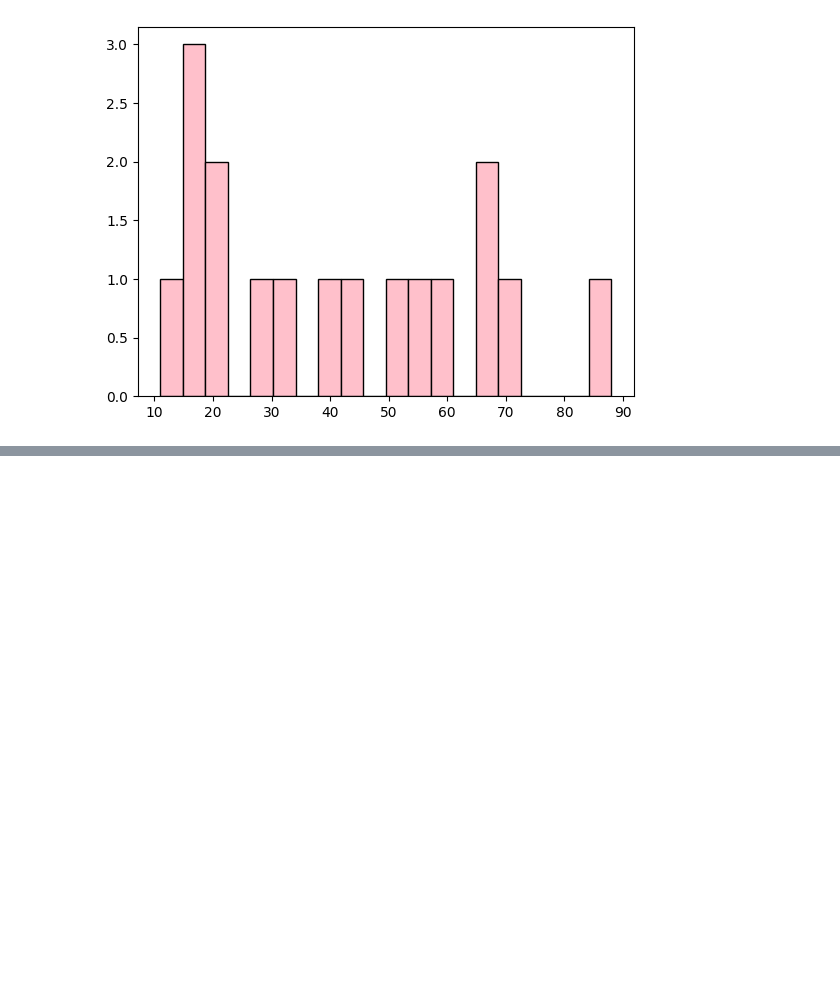
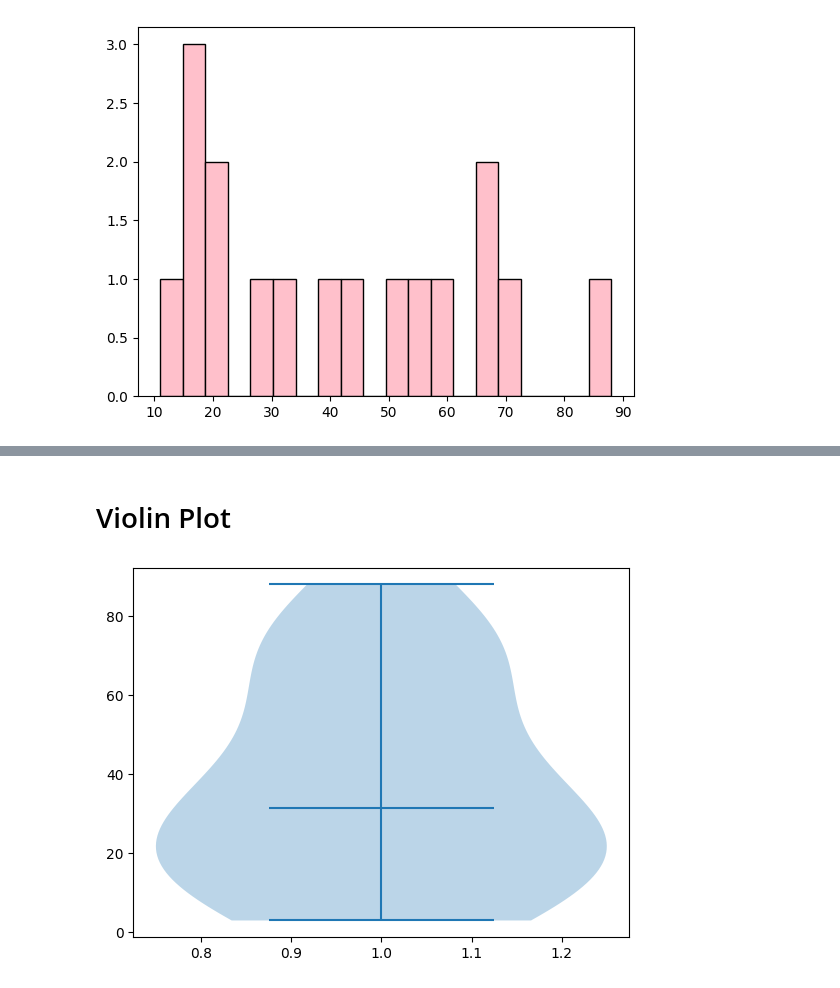
Before and after one commit to prasenjit1113/py_data_analysis, a Jupyter notebook: 4_py_MATPLOTLIB.ipynb, the cells around one changed output, grey strips where cells are left out. Saved outputs shown, nothing was run; the diff lists cells and outputs as text; code cells hidden in the pictures; blank space fills up the shorter version.

```diff
--- a/4_py_MATPLOTLIB.ipynb
+++ b/4_py_MATPLOTLIB.ipynb
@@ -212,3 +254,12 @@ print(df)
 999     0.31  United States      Miami        NaT
 
 [1000 rows x 14 columns]
+# %% [markdown]
+# Violin Plot
+# %%
+import matplotlib.pyplot as plt
+a = [20,30,50,3,6,7,33,44,10,22,15,22,70,75,88,55,77,35,25,65]
+plt.violinplot(a, showmedians= True)   #showmedians shows a line poiting to median
+plt.show()
+# %% [output]
+[figure, added]
```
Also changed, not shown: parts of 26 cells of this notebook, 3 other files.
